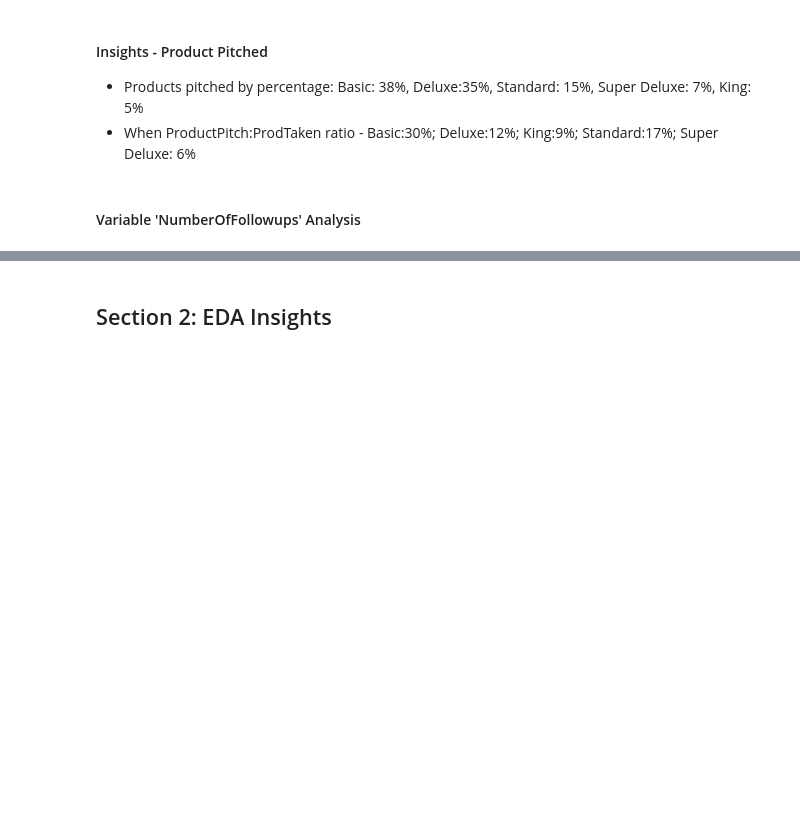
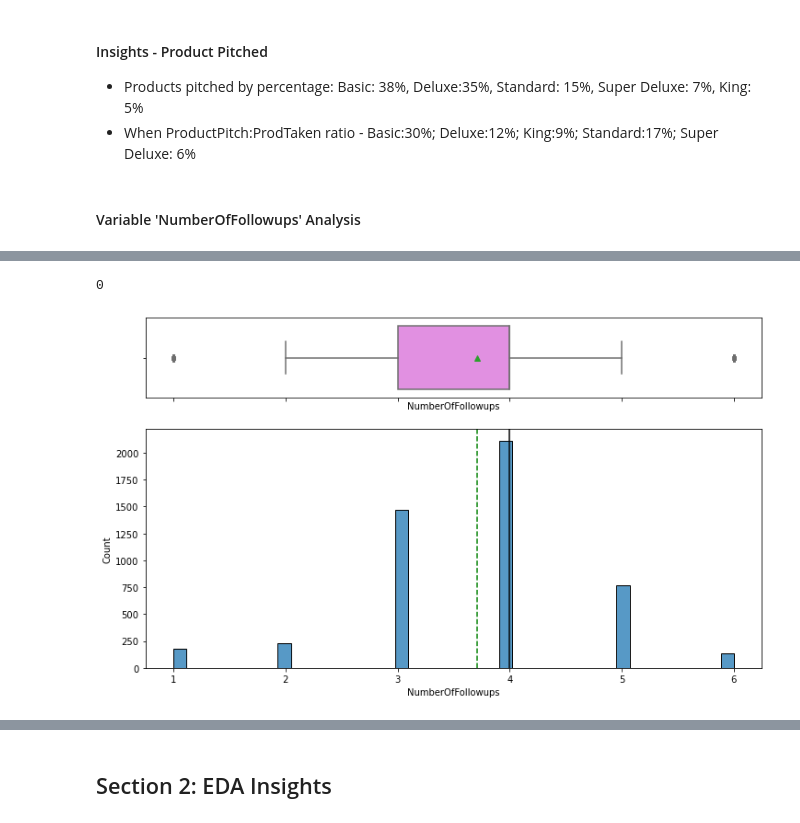
Before and after one commit to kwajpaige/UTAGL_EnsembleTechniques, a Jupyter notebook: PaigeSingleton_EnsembleTechnique_TravelPackage082022.ipynb, the cells around one changed output, grey strips where cells are left out. Saved outputs shown, nothing was run; the diff lists cells and outputs as text; code cells hidden in the pictures; blank space fills up the shorter version.

```diff
--- a/PaigeSingleton_EnsembleTechnique_TravelPackage082022.ipynb
+++ b/PaigeSingleton_EnsembleTechnique_TravelPackage082022.ipynb
@@ -2155,0 +2216,12 @@ Name: ProdTaken, dtype: float64
+# %%
+#Impute Median (3) for Null values
+data['NumberOfFollowups'] = data.groupby(['ProductPitched'], sort=False)['NumberOfFollowups'].apply(lambda x: x.fillna(x.median()))
+
+data['NumberOfFollowups'].isnull().sum()
+# %% [output]
+0
+# %%
+# View Distribution of Numeric variable Monthly Income
+histogram_boxplot(data, "NumberOfFollowups")
+# %% [output]
+[figure, added]
```
Also changed, not shown: parts of 32 cells of this notebook.
